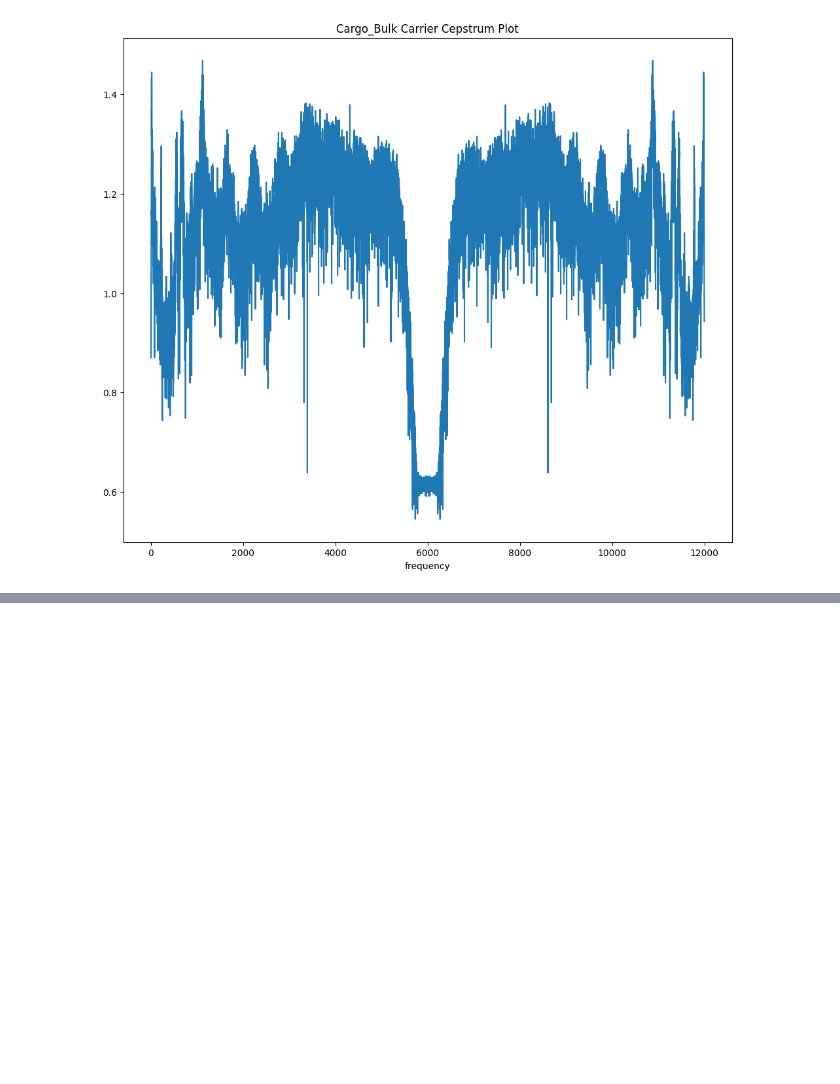
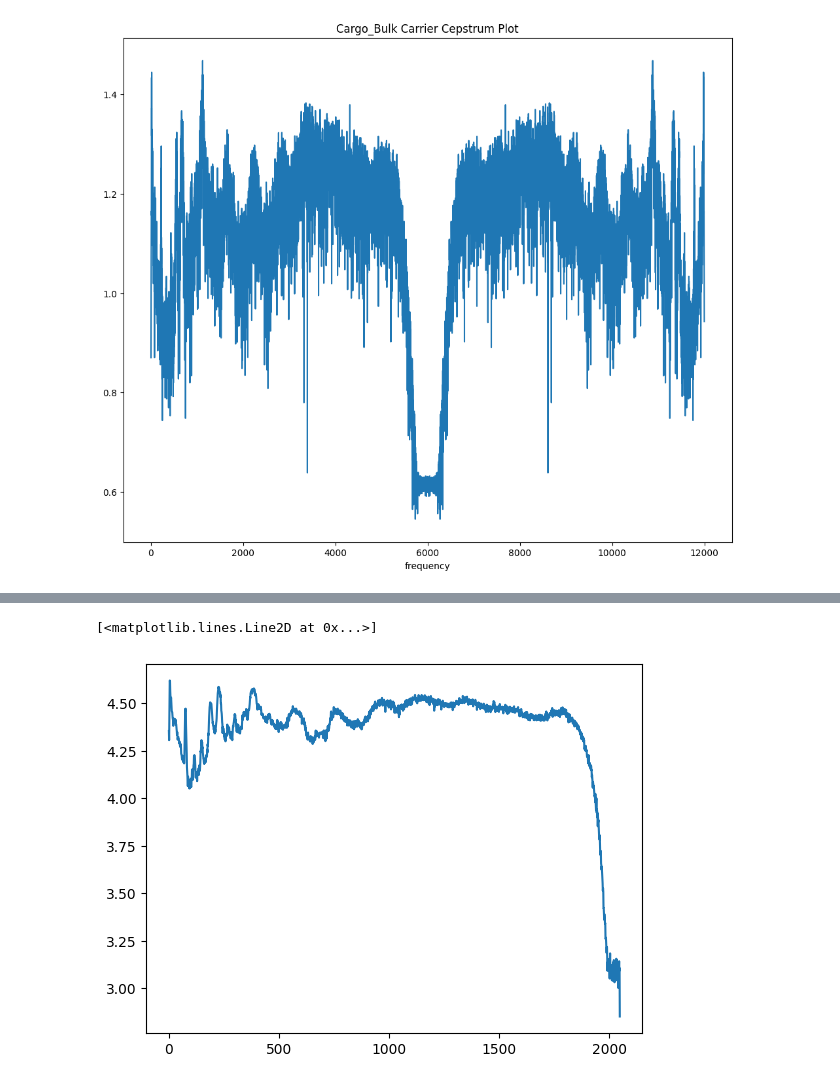
Before and after one commit to ainsleylaiuw/OcDa-Files, a Jupyter notebook: PSD_by_Type.ipynb, the cells around one changed output, grey strips where cells are left out. Cells and saved outputs as stored; diff of their text form; code cells hidden in the pictures; blank space fills up the shorter version.

```diff
--- a/PSD_by_Type.ipynb
+++ b/PSD_by_Type.ipynb
@@ -443,0 +498,5 @@ asdf = cepstrum_vesselType_instance(location='Axial_Base', csv_name='AB_isolated
+# %%
+plt.plot(np.log(np.abs(obj.psd.values)))
+# %% [output]
+[<matplotlib.lines.Line2D at 0x...>]
+[figure, added]
```
Also changed, not shown: parts of 9 cells of this notebook, 1 other file.
